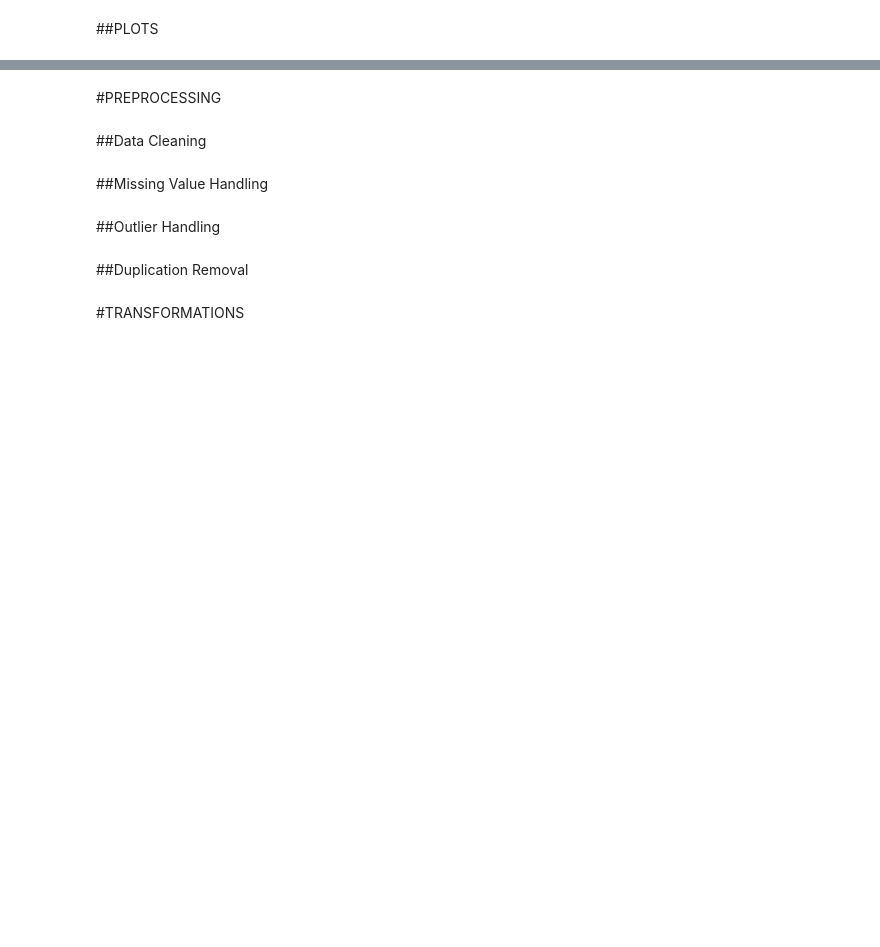
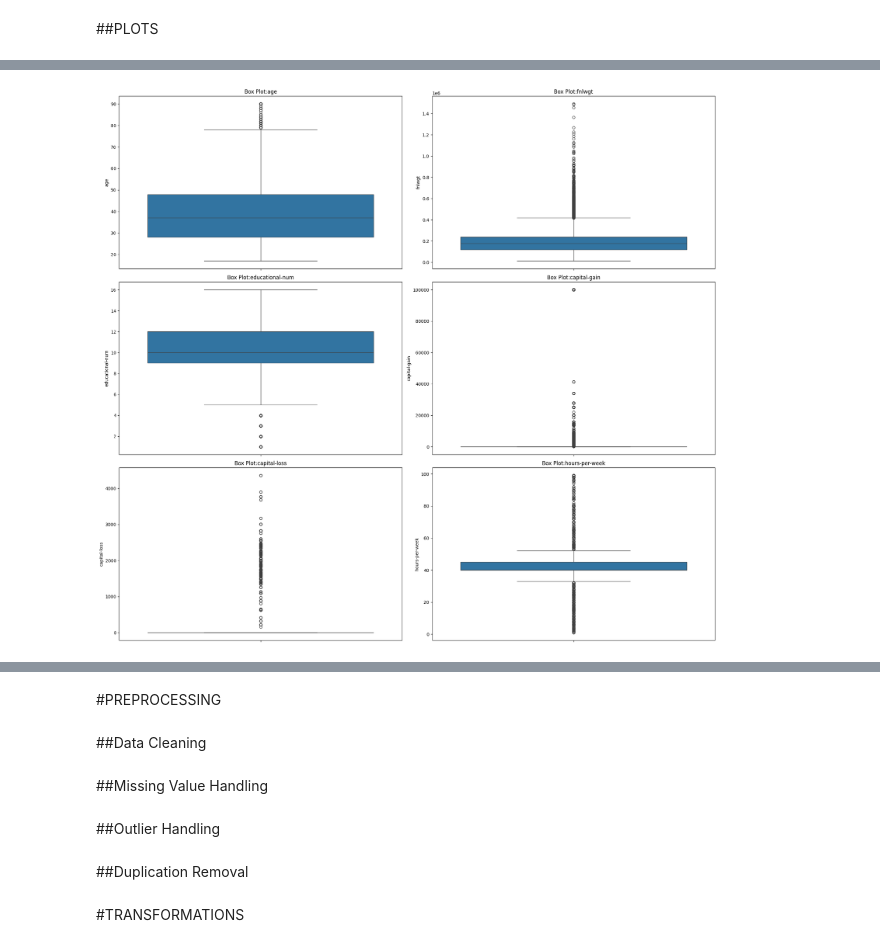
Before and after one commit to eshhha/ADULT_INCOME___PREDICTION, a Jupyter notebook: Adult_Income_prediction.ipynb, the cells around one changed output, grey strips where cells are left out. Drawn from its saved outputs; the diff is of its cells as text; code cells hidden in the pictures; blank space fills up the shorter version.

```diff
--- a/Adult_Income_prediction.ipynb
+++ b/Adult_Income_prediction.ipynb
@@ -15,0 +166,14 @@ Mounted at /content/drive
+# %%
+# Create box plots for all numerical features to detect potential outliers
+plt.figure(figsize=(20,18))
+
+for i,col in enumerate(num_cols):
+  plt.subplot(3,2,i+1)
+  sns.boxplot(df_adult[col])
+  plt.title(f'Box Plot:{col}')
+  plt.xlabel('')
+
+plt.tight_layout()
+plt.show()
+# %% [output]
+[figure, added]
```
Also changed, not shown: parts of 17 cells of this notebook.
